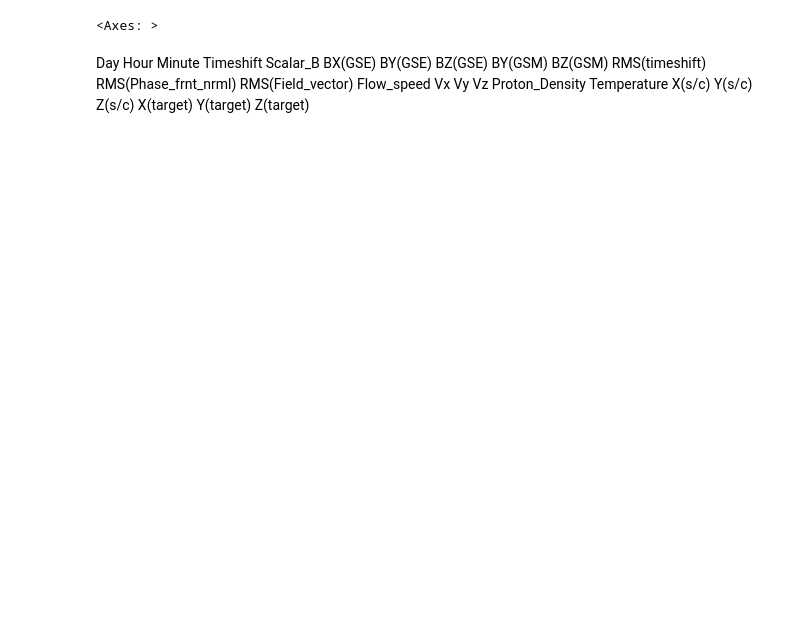
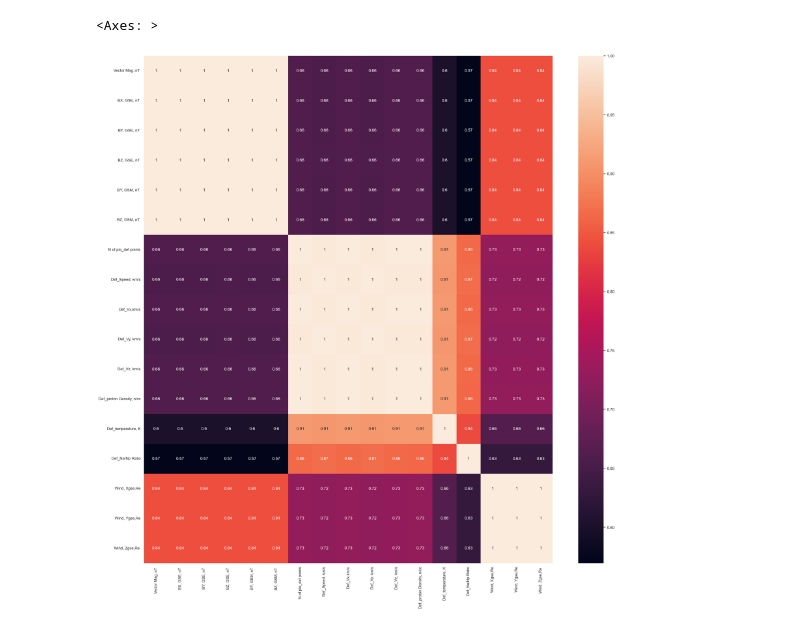
Before and after one commit to erosiak0/HackatonNASA, a Jupyter notebook: data_prepare.ipynb, the cells around one changed output. Drawn from its saved outputs; the diff is of its cells as text; code cells hidden in the pictures; blank space fills up the shorter version.

```diff
--- a/data_prepare.ipynb
+++ b/data_prepare.ipynb
@@ -76,33 +70,11 @@ Z(target)               float64
 dtype: object
 # %%
 data = np.array(lines)
+# %%
+corr = data_frame.corr()
 # %%
-sns.heatmap(data_frame, annot=True)
+sns.set(rc={'figure.figsize':(26,26)})
+sns.heatmap(corr, annot=True)
 # %% [output]
 <Axes: >
+[figure, added]
-# %% [markdown]
-Day
-Hour
-Minute
-Timeshift
-Scalar_B
-BX(GSE)
-BY(GSE)
-BZ(GSE)
-BY(GSM)
-BZ(GSM)
-RMS(timeshift)
-RMS(Phase_frnt_nrml)
-RMS(Field_vector)
-Flow_speed
-Vx
-Vy
-Vz
-Proton_Density
-Temperature
-X(s/c)
-Y(s/c)
-Z(s/c)
-X(target)
-Y(target)
-Z(target)
```
Also changed, not shown: parts of 8 cells of this notebook, 4 other files.
